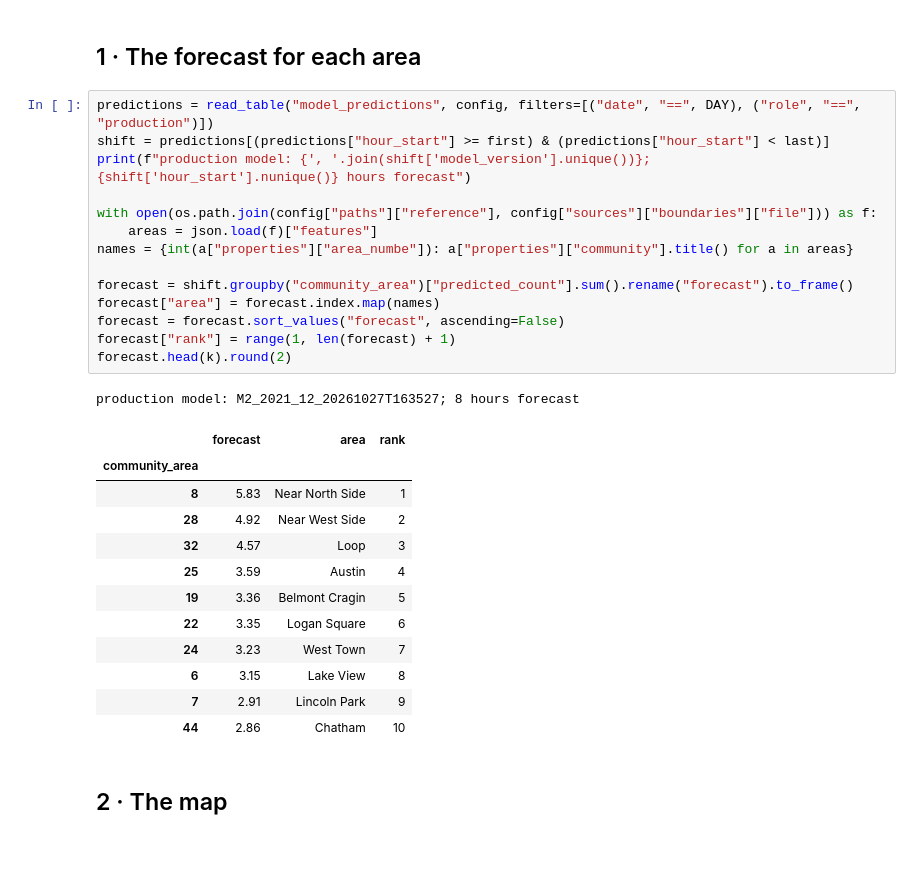
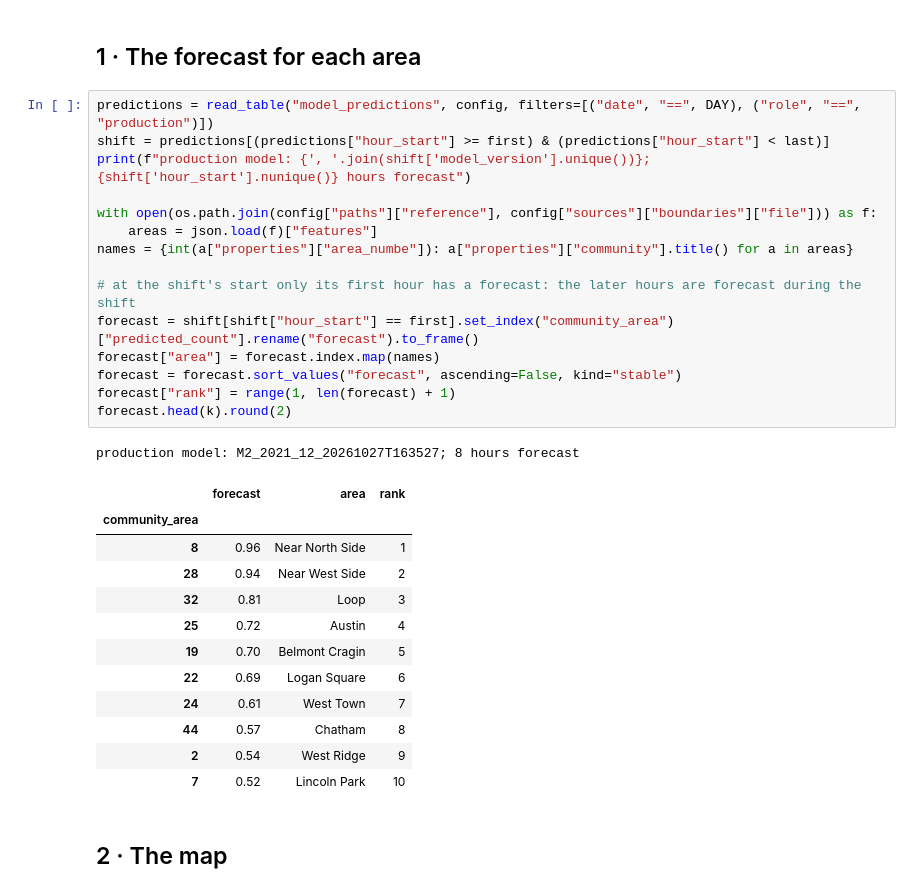
Before and after one commit to cs611-g1-crash-forecast/crash-forecast, a Jupyter notebook: notebooks/11_planner_view.ipynb, the cells around one changed output. Cells and saved outputs as stored; diff of their text form; blank space fills up the shorter version.

```diff
--- a/notebooks/11_planner_view.ipynb
+++ b/notebooks/11_planner_view.ipynb
@@ -38,31 +38,32 @@ shift Fri 16 Jun 2023 16:00 to 00:00; the top 10 areas
 # %%
 predictions = read_table("model_predictions", config, filters=[("date", "==", DAY), ("role", "==", "production")])
 shift = predictions[(predictions["hour_start"] >= first) & (predictions["hour_start"] < last)]
 print(f"production model: {', '.join(shift['model_version'].unique())}; {shift['hour_start'].nunique()} hours forecast")
 
 with open(os.path.join(config["paths"]["reference"], config["sources"]["boundaries"]["file"])) as f:
     areas = json.load(f)["features"]
 names = {int(a["properties"]["area_numbe"]): a["properties"]["community"].title() for a in areas}
 
-forecast = shift.groupby("community_area")["predicted_count"].sum().rename("forecast").to_frame()
+# at the shift's start only its first hour has a forecast: the later hours are forecast during the shift
+forecast = shift[shift["hour_start"] == first].set_index("community_area")["predicted_count"].rename("forecast").to_frame()
 forecast["area"] = forecast.index.map(names)
-forecast = forecast.sort_values("forecast", ascending=False)
+forecast = forecast.sort_values("forecast", ascending=False, kind="stable")
 forecast["rank"] = range(1, len(forecast) + 1)
 forecast.head(k).round(2)
 # %% [output]
 production model: M2_2021_12_20261027T163527; 8 hours forecast
 |  | forecast | area | rank |
 | community_area |  |  |  |
-| 8 | 5.83 | Near North Side | 1 |
-| 28 | 4.92 | Near West Side | 2 |
-| 32 | 4.57 | Loop | 3 |
-| 25 | 3.59 | Austin | 4 |
-| 19 | 3.36 | Belmont Cragin | 5 |
-| 22 | 3.35 | Logan Square | 6 |
-| 24 | 3.23 | West Town | 7 |
-| 6 | 3.15 | Lake View | 8 |
-| 7 | 2.91 | Lincoln Park | 9 |
-| 44 | 2.86 | Chatham | 10 |
+| 8 | 0.96 | Near North Side | 1 |
+| 28 | 0.94 | Near West Side | 2 |
+| 32 | 0.81 | Loop | 3 |
+| 25 | 0.72 | Austin | 4 |
+| 19 | 0.70 | Belmont Cragin | 5 |
+| 22 | 0.69 | Logan Square | 6 |
+| 24 | 0.61 | West Town | 7 |
+| 44 | 0.57 | Chatham | 8 |
+| 2 | 0.54 | West Ridge | 9 |
+| 7 | 0.52 | Lincoln Park | 10 |
 # %% [markdown]
 ## 2 · The map
 # %%
```
Also changed, not shown: parts of 6 cells of this notebook.
